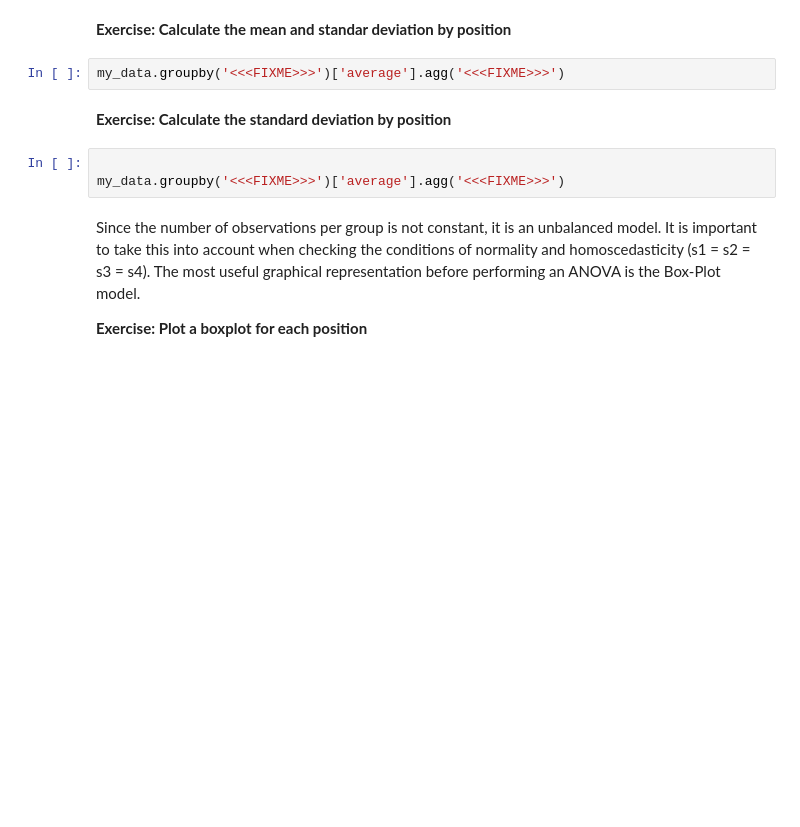
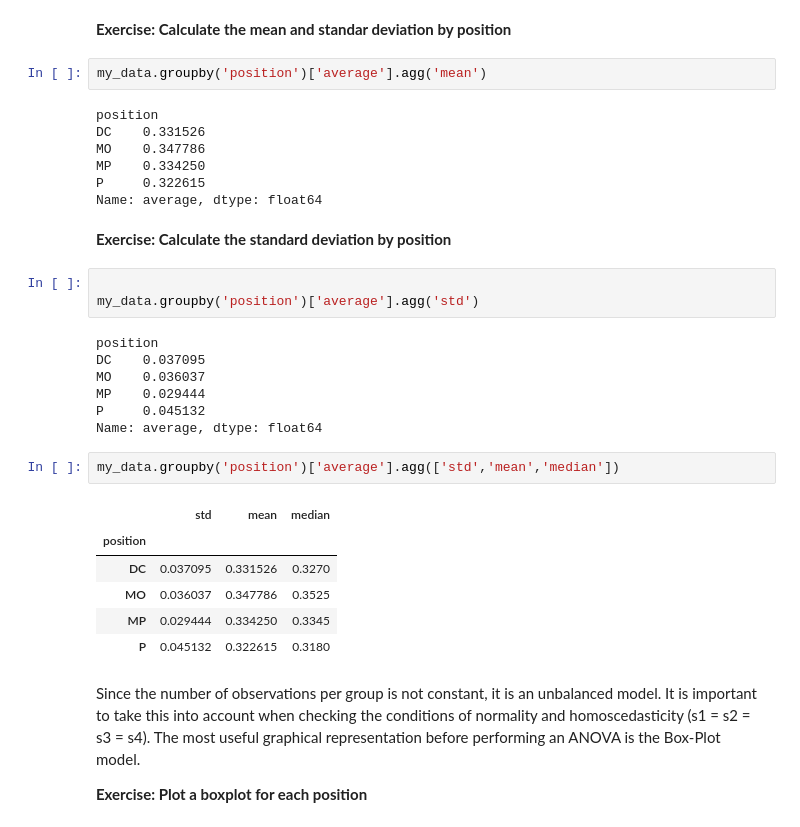
Before and after one commit to JuanAntonaccio/hypothesis-testing-exercises-project-with-python, a Jupyter notebook: notebook/problems.ipynb, the cells around one changed output. Cells and saved outputs as stored; diff of their text form; blank space fills up the shorter version.

```diff
--- a/notebook/problems.ipynb
+++ b/notebook/problems.ipynb
@@ -69,12 +90,35 @@ pd.crosstab(my_data[<<<FIXME>>>],columns=["DC", "MO", "MP", "P"])
 # %% [markdown]
 **Exercise: Calculate the mean and standar deviation by position**
 # %%
-my_data.groupby('<<<FIXME>>>')['average'].agg('<<<FIXME>>>')
+my_data.groupby('position')['average'].agg('mean')
+# %% [output]
+position
+DC    0.331526
+MO    0.347786
+MP    0.334250
+P     0.322615
+Name: average, dtype: float64
 # %% [markdown]
 **Exercise: Calculate the standard deviation by position**
 # %%
 
-my_data.groupby('<<<FIXME>>>')['average'].agg('<<<FIXME>>>')
+my_data.groupby('position')['average'].agg('std')
+# %% [output]
+position
+DC    0.037095
+MO    0.036037
+MP    0.029444
+P     0.045132
+Name: average, dtype: float64
+# %%
+my_data.groupby('position')['average'].agg(['std','mean','median'])
+# %% [output]
+|  | std | mean | median |
+| position |  |  |  |
+| DC | 0.037095 | 0.331526 | 0.3270 |
+| MO | 0.036037 | 0.347786 | 0.3525 |
+| MP | 0.029444 | 0.334250 | 0.3345 |
+| P | 0.045132 | 0.322615 | 0.3180 |
 # %% [markdown]
 Since the number of observations per group is not constant, it is an unbalanced model. It is important to take this into account when checking the conditions of normality and homoscedasticity (s1 = s2 = s3 = s4). The most useful graphical representation before performing an ANOVA is the Box-Plot model.
 
```
Also changed, not shown: parts of 2 cells of this notebook.
